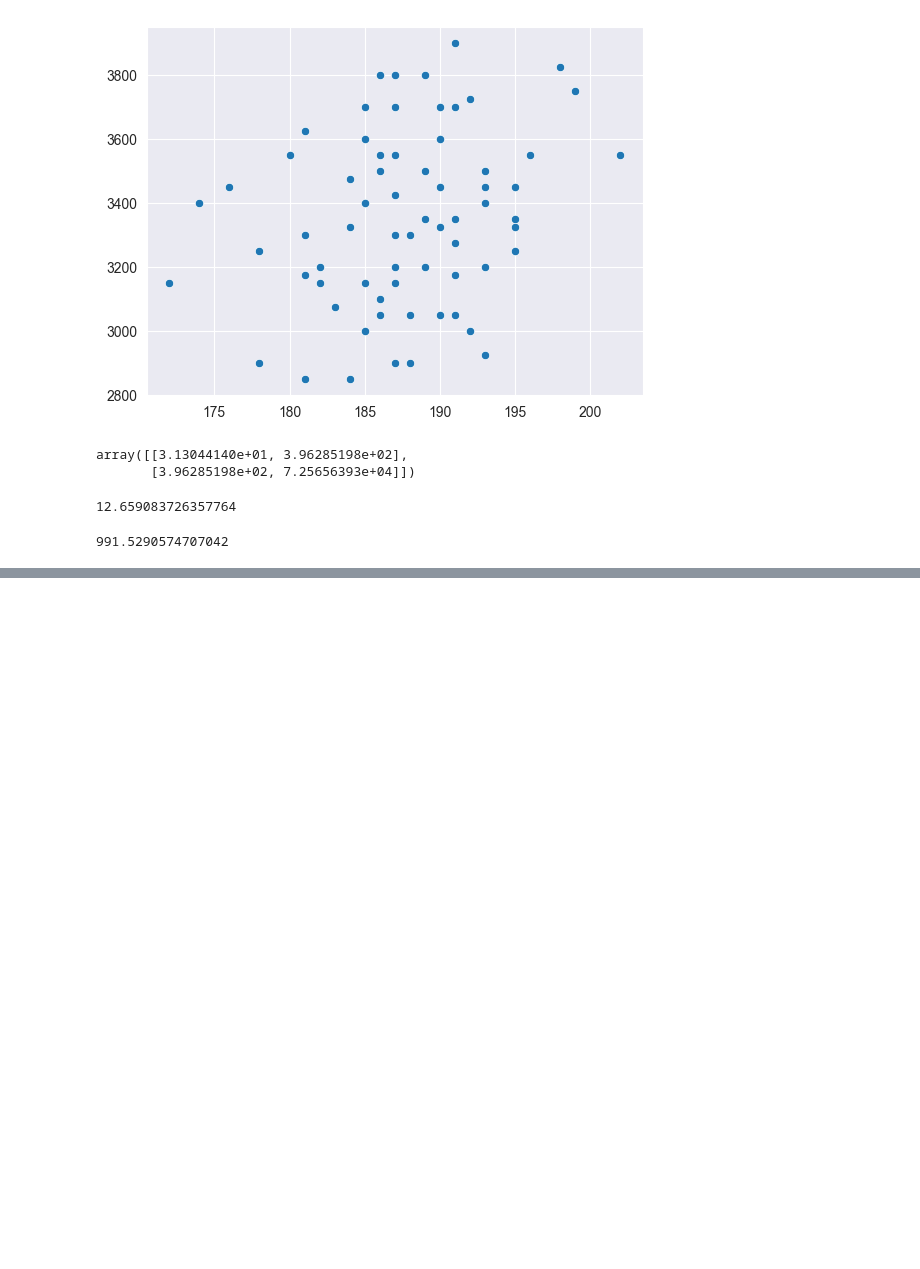
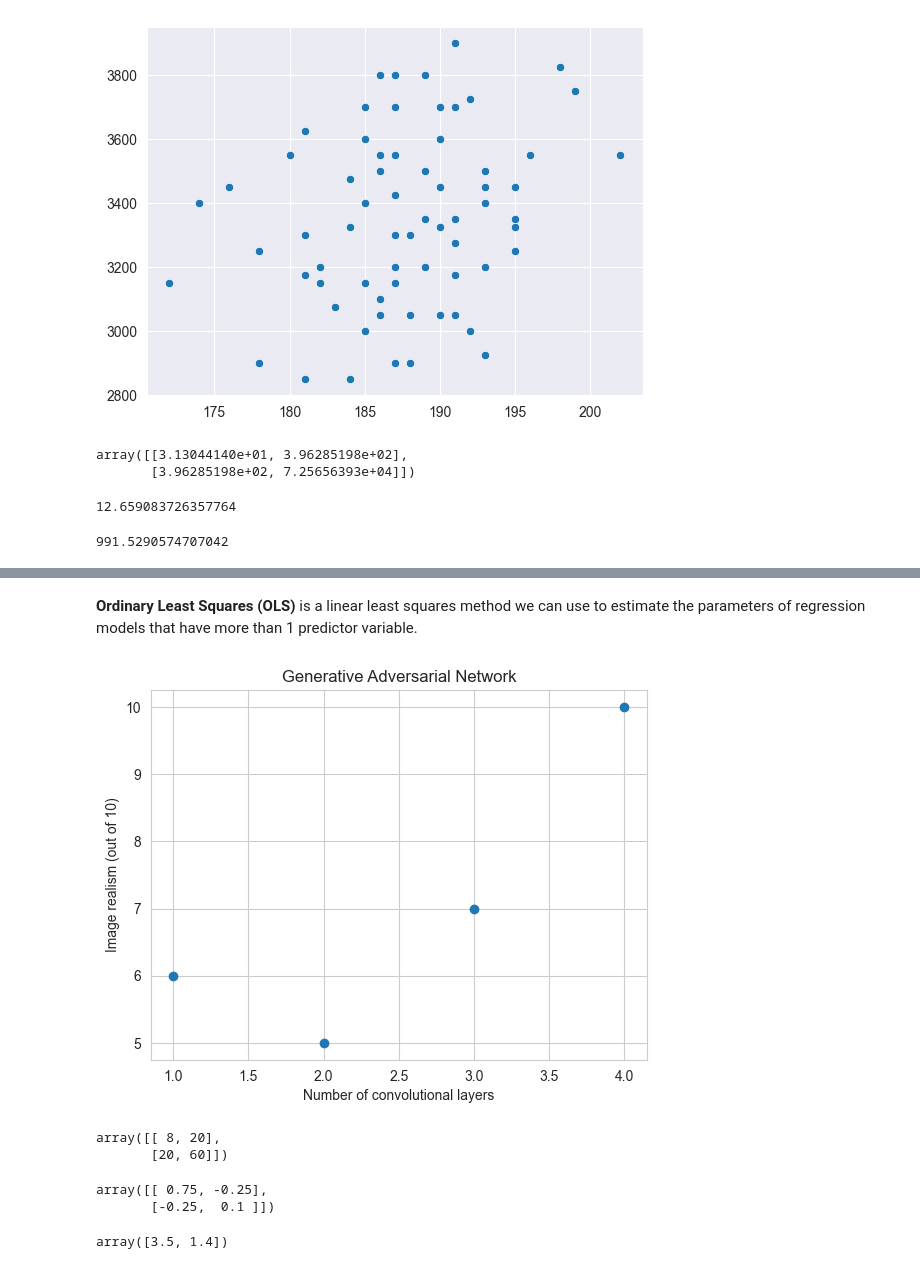
Before and after one commit to PanthThakkar/Essentials_of_Machine_Learning, a Jupyter notebook: Statistics.ipynb, the cells around one changed output, grey strips where cells are left out. Saved outputs shown, nothing was run; the diff lists cells and outputs as text; code cells hidden in the pictures; blank space fills up the shorter version.

```diff
--- a/Statistics.ipynb
+++ b/Statistics.ipynb
@@ -718,0 +721,21 @@ _ = plt.scatter(x_i, y_i, marker='o', color='purple')
+# %% [markdown]
+__Ordinary Least Squares (OLS)__ is a linear least squares method we can use to estimate the parameters of regression models that have more than 1 predictor variable.
+# %%
+x = np.array([1, 2, 3, 4.])
+y = np.array([6, 5, 7, 10.])
+# %%
+sns.set_style('whitegrid')
+# %%
+fig, ax = plt.subplots()
+plt.title('Generative Adversarial Network')
+plt.xlabel('Number of convolutional layers')
+plt.ylabel('Image realism (out of 10)')
+_ = ax.scatter(x, y)
+# %% [output]
+[figure, added]
+# %%
+A = np.array([[8, 20],[20, 60]])
+A
+# %% [output]
+array([[ 8, 20],
+       [20, 60]])
@@ -718,0 +744,11 @@ _ = plt.scatter(x_i, y_i, marker='o', color='purple')
+# %%
+Ainv = np.linalg.inv(A)
+Ainv
+# %% [output]
+array([[ 0.75, -0.25],
+       [-0.25,  0.1 ]])
+# %%
+w = np.dot(Ainv, z)
+w
+# %% [output]
+array([3.5, 1.4])
```
Also changed, not shown: parts of 44 cells of this notebook, 1 other file.
